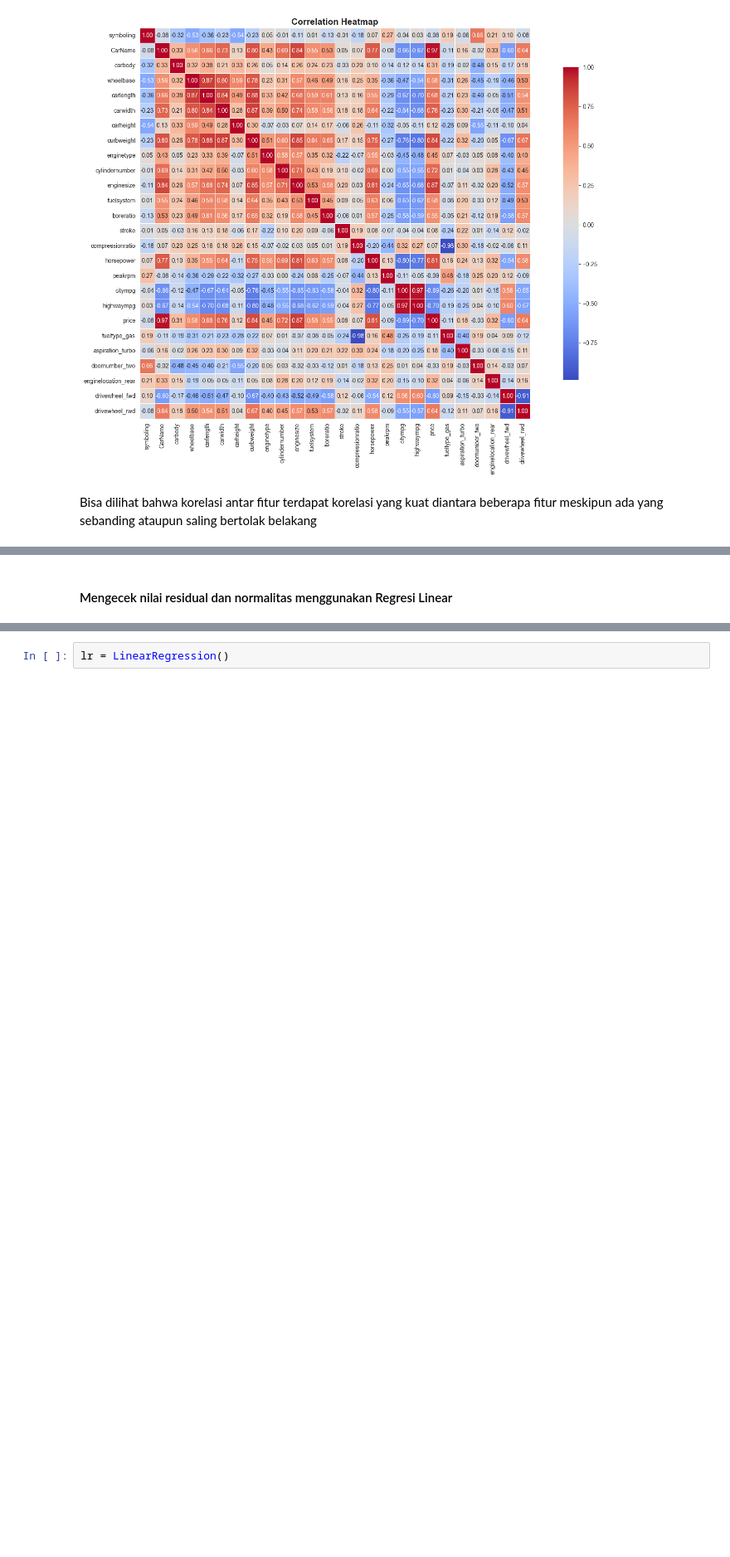
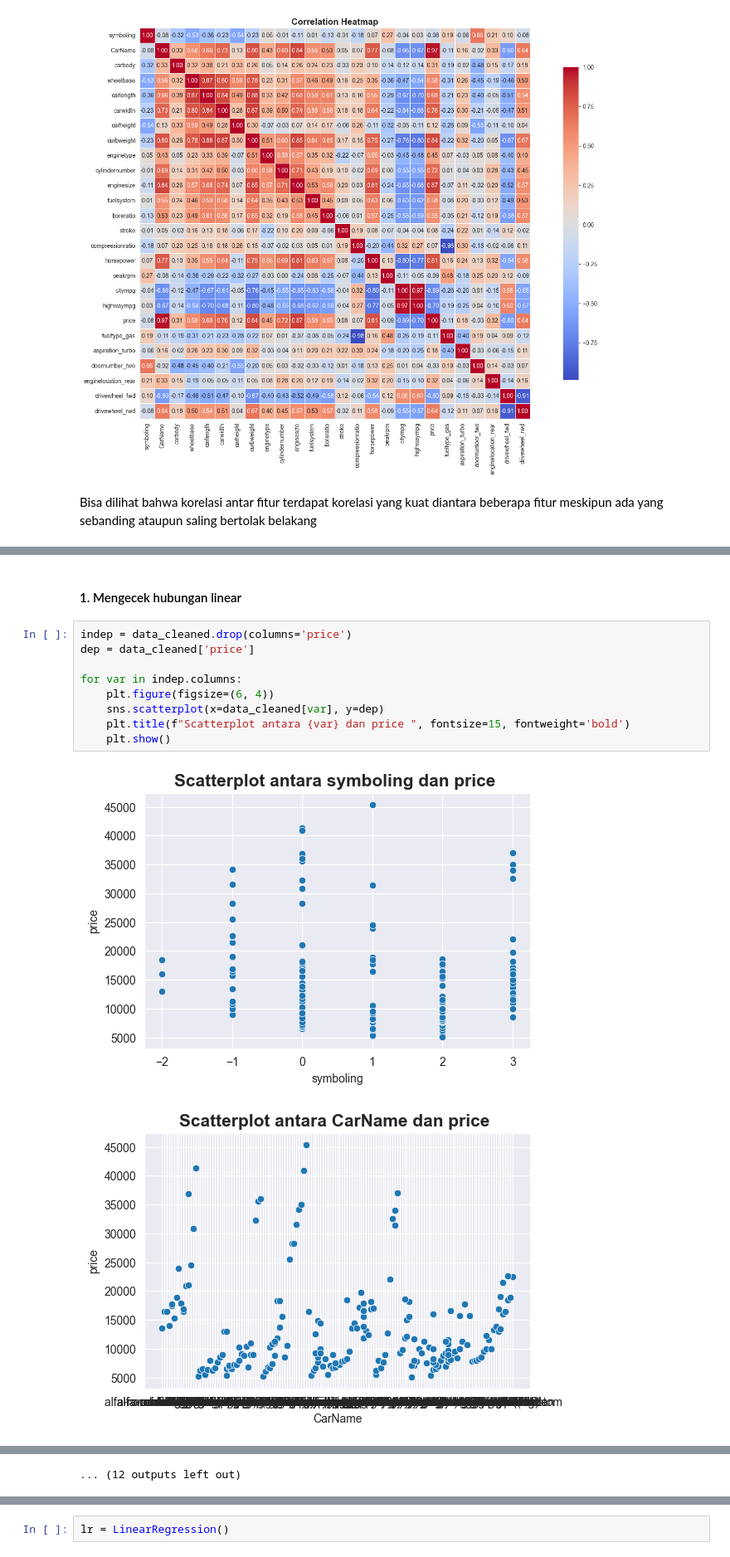
Before and after one commit to diyangraditya/Kuantitative-Data-Research-Analysis, a Jupyter notebook: Notebooks/multiLinearReggression-task2.ipynb, the cells around one changed output, grey strips where cells are left out. Shown at 83% size. Saved outputs shown, nothing was run; the diff lists cells and outputs as text; blank space fills up the shorter version.

```diff
--- a/Notebooks/multiLinearReggression-task2.ipynb
+++ b/Notebooks/multiLinearReggression-task2.ipynb
@@ -338,2 +353,14 @@ Bisa dilihat bahwa korelasi antar fitur terdapat korelasi yang kuat diantara beb
 # %% [markdown]
-#### Mengecek nilai residual dan normalitas menggunakan Regresi Linear
+#### 1. Mengecek hubungan linear
+# %%
+indep = data_cleaned.drop(columns='price')
+dep = data_cleaned['price']
+
+for var in indep.columns:
+    plt.figure(figsize=(6, 4))
+    sns.scatterplot(x=data_cleaned[var], y=dep)
+    plt.title(f"Scatterplot antara {var} dan price ", fontsize=15, fontweight='bold')
+    plt.show()
+# %% [output]
+[figure, added]
+[figure, added]
@@ -339,0 +377 @@ Bisa dilihat bahwa korelasi antar fitur terdapat korelasi yang kuat diantara beb
+... (12 outputs left out)
```
Also changed, not shown: parts of 58 cells of this notebook, 3 other files.
